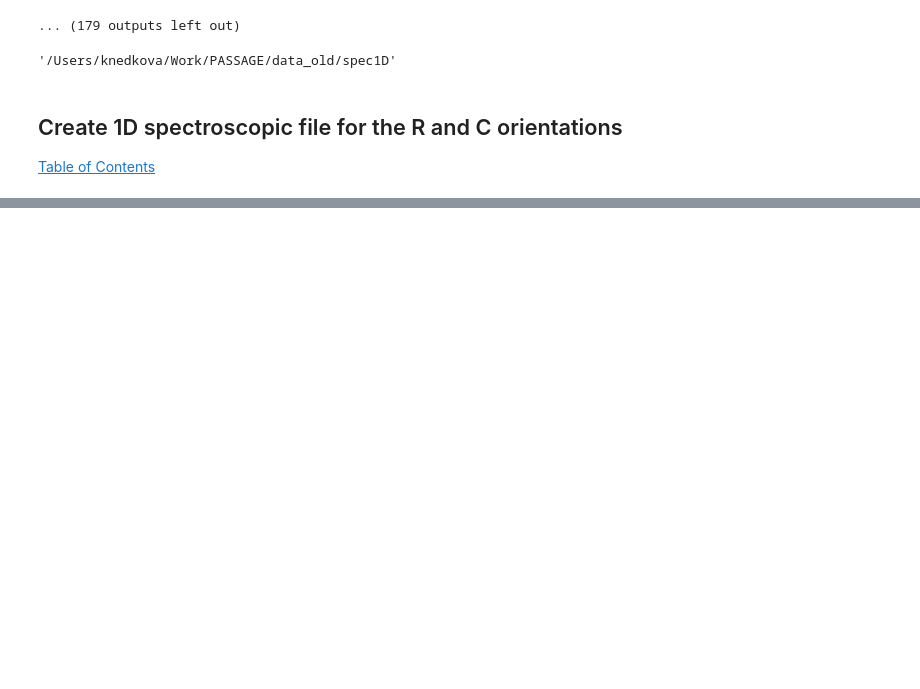
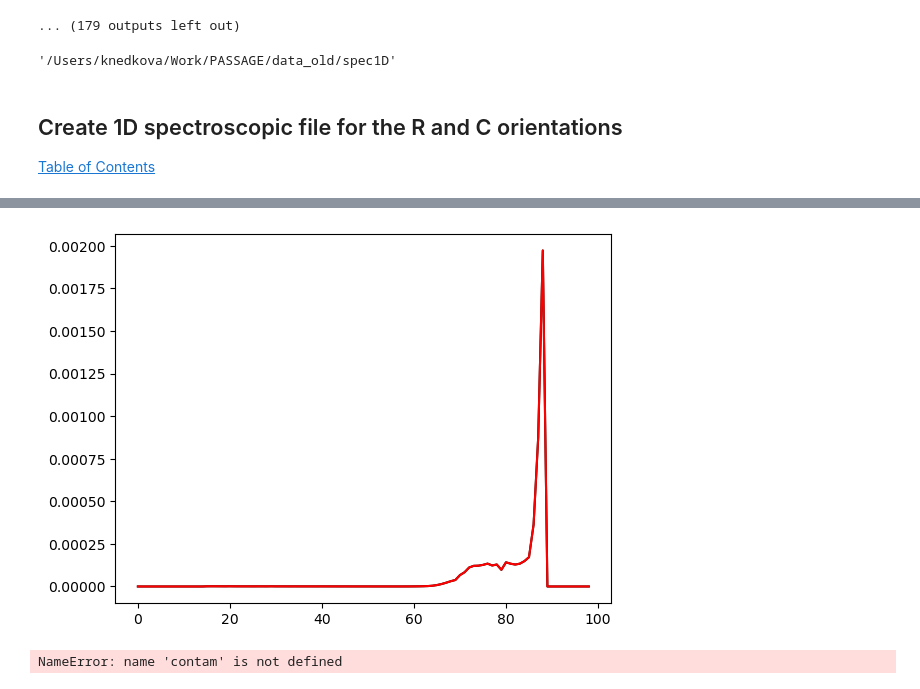
Before and after one commit to vihangmehta/line-finding, a Jupyter notebook: wisp_analysis/passage_convert_data.ipynb, the cells around one changed output, grey strips where cells are left out. Cells and saved outputs as stored; diff of their text form; code cells hidden in the pictures; blank space fills up the shorter version.

```diff
--- a/wisp_analysis/passage_convert_data.ipynb
+++ b/wisp_analysis/passage_convert_data.ipynb
@@ -449,0 +567,11 @@ AttributeError: 'function' object has no attribute 'keys'
+# %%
+
+base_path = "/Users/knedkova/Work/2024PASSAGE/data/"+ "Par"+ str(28)+ "/Spectra/Par"+ str(28)+ "_" + str(6).zfill(5)
+
+specnameg1_R = (base_path + ".F115W_1D_R.dat")
+specnameg2_R = (base_path + ".F150W_1D_R.dat")
+specnameg3_R = (base_path + ".F200W_1D_R.dat")
+# %%
+tab_blue_R = asc.read(specnameg2_R, names=["lambda","flux","ferror","contam","zero"])
+tab_blue_R_contam = np.copy(tab_blue_R)
+tab_blue_R_contam["flux"] = tab_blue_R["flux"] + tab_blue_R["contam"]
@@ -449,0 +600,2 @@ AttributeError: 'function' object has no attribute 'keys'
+# %%
+tab_blue_R_contam["flux"] = tab_blue_R["flux"] + tab_blue_R["contam"]
@@ -449,0 +646,10 @@ AttributeError: 'function' object has no attribute 'keys'
+# %%
+plt.plot( tab_blue_R_contam['flux'] - tab_blue_R['flux'], 'k-')
+plt.plot( tab_blue_R_contam['contam'], 'r-')
+plt.show()
+# %% [output]
+[figure, added]
+# %%
+contam
+# %% [output]
+NameError: name 'contam' is not defined
```
Also changed, not shown: parts of 7 cells of this notebook.
